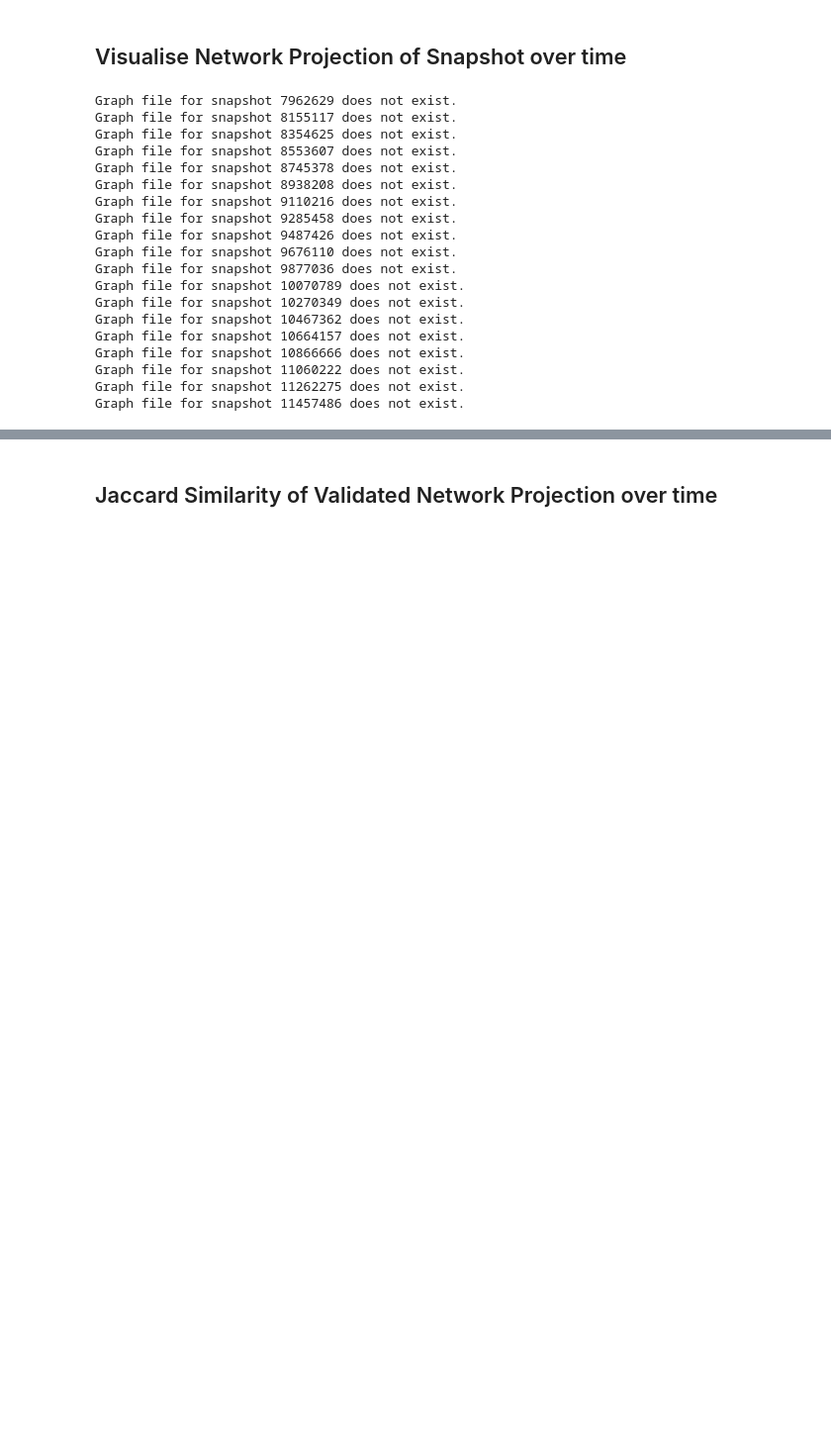
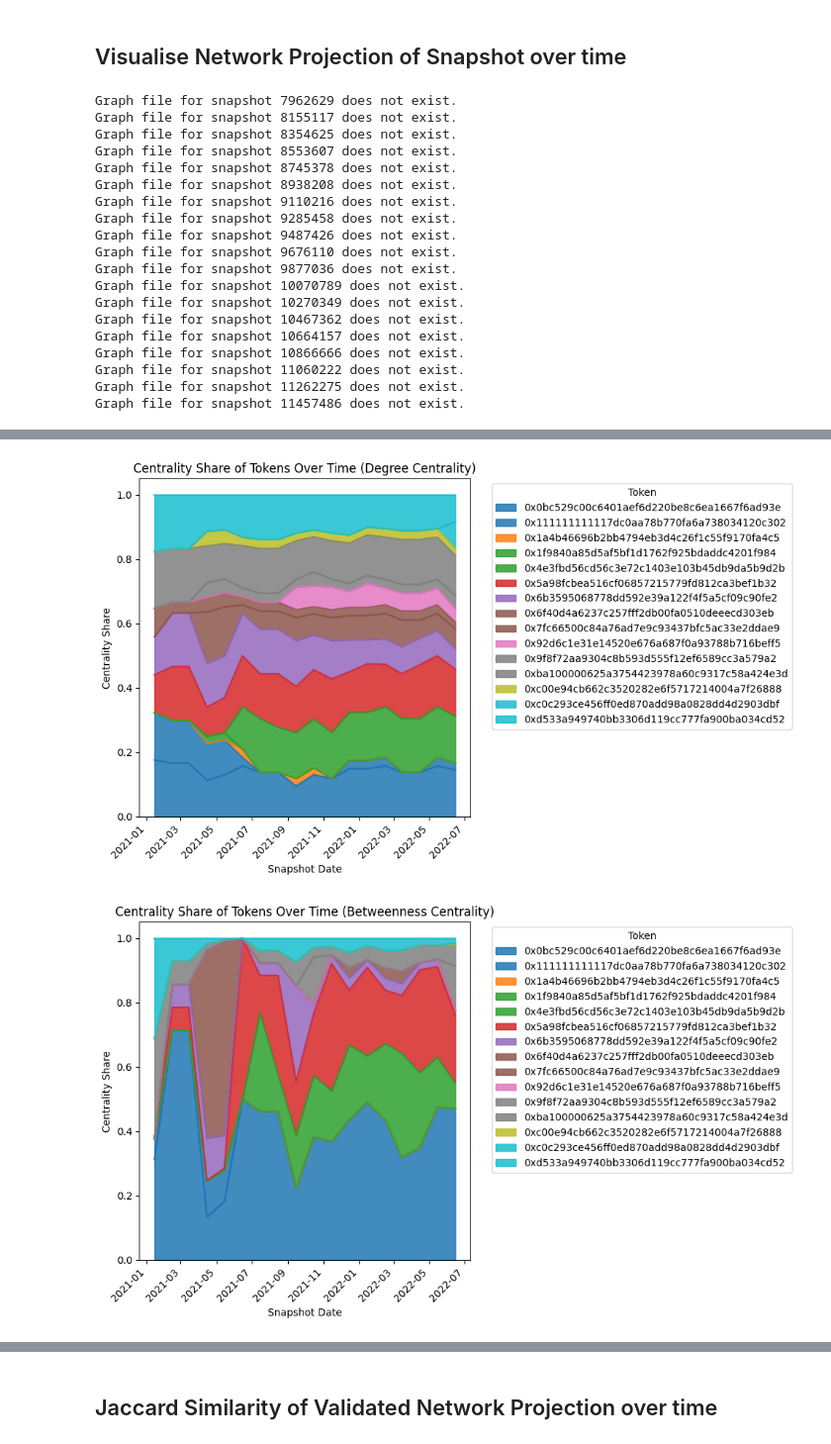
Before and after one commit to xm3van/research-project-erc20-governance, a Jupyter notebook: notebooks/token_network_projections.ipynb, the cells around one changed output, grey strips where cells are left out. Shown at 99% size. Drawn from its saved outputs; the diff is of its cells as text; code cells hidden in the pictures; blank space fills up the shorter version.

```diff
--- a/notebooks/token_network_projections.ipynb
+++ b/notebooks/token_network_projections.ipynb
@@ -89,0 +390,44 @@ visualize_network_grid(graphs, dates, address_to_symbol, output_directory='../ou
+# %%
+def plot_stacked_centrality_area(node_centrality_df, metric="degree_centrality"):
+    """
+    Stacked area chart of centrality share over time for top-k tokens.
+
+    Parameters:
+    - node_centrality_df: DataFrame containing node, snapshot_date, and centrality metric
+    - top_k: Number of top tokens to include based on average centrality
+    - metric: "degree_centrality" or "betweenness_centrality"
+    """
+    # Compute average centrality and get top-k nodes overall
+    top_nodes = (
+        node_centrality_df.groupby("node")[metric]
+        .mean()
+        .index
+    )
+
+    # Filter and normalize per snapshot
+    df_filtered = node_centrality_df[node_centrality_df.node.isin(top_nodes)].copy()
+    df_filtered["snapshot_date"] = pd.to_datetime(df_filtered["snapshot_date"])
+    df_normalized = (
+        df_filtered.groupby("snapshot_date")
+        .apply(lambda df: df.set_index("node")[metric] / df[metric].sum())
+        .unstack()
+        .fillna(0)
+    )
+
+    # Plot
+    plt.figure(figsize=(10, 6))
+    df_normalized.plot.area(ax=plt.gca(), cmap="tab10", alpha=0.85)
+    plt.title(f"Centrality Share of Tokens Over Time ({metric.replace('_', ' ').title()})")
+    plt.xlabel("Snapshot Date")
+    plt.ylabel("Centrality Share")
+    plt.legend(title="Token", bbox_to_anchor=(1.05, 1), loc="upper left")
+    plt.xticks(rotation=45, ha="right")
+    plt.tight_layout()
+    plt.show()
+
+# Run for degree and betweenness
+plot_stacked_centrality_area(node_centrality_df, metric="degree_centrality")
+plot_stacked_centrality_area(node_centrality_df, metric="betweenness_centrality")
+# %% [output]
+[figure, added]
+[figure, added]
```
Also changed, not shown: parts of 24 cells of this notebook, 3 other files.
